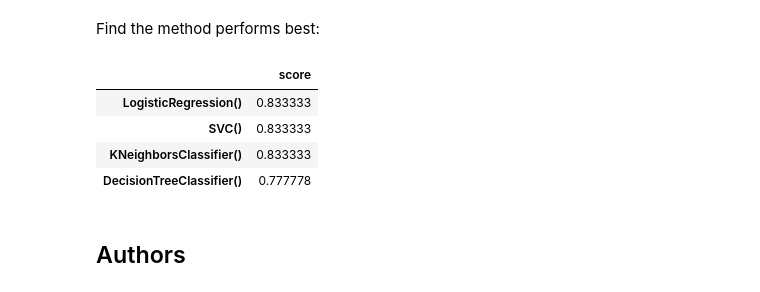
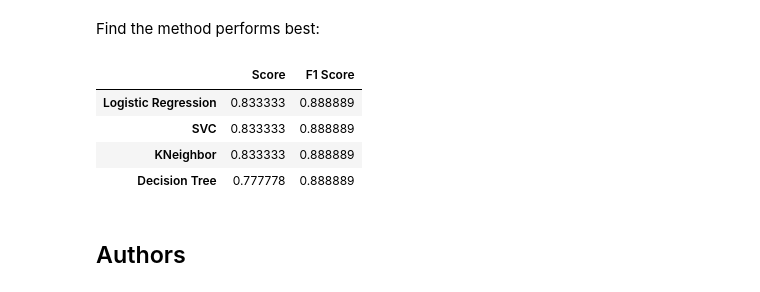
Before and after one commit to akkuzova/ibm-applied-data-science-capstone, a Jupyter notebook: w4_machine_learning_prediction.ipynb, the cells around one changed output. Saved outputs shown, nothing was run; the diff lists cells and outputs as text; code cells hidden in the pictures.

```diff
--- a/w4_machine_learning_prediction.ipynb
+++ b/w4_machine_learning_prediction.ipynb
@@ -268,2 +269,5 @@ plot_confusion_matrix(Y_test,yhat)
+# %%
+tree_f1_score = f1_score(Y_test, y_pred_tree)
+score_dict['Decision Tree'] = {'Score': tree_score, 'F1 Score': tree_f1_score}
 # %% [markdown]
 ## TASK  10
@@ -288,5 +296,6 @@ accuracy : 0.8482142857142858
 # %% [markdown]
 Calculate the accuracy of knn_cv on the test data using the method <code>score</code>:
 # %%
-knn_cv.score(X_test, Y_test)
+knn_score = knn_cv.score(X_test, Y_test)
+print(f'Accuracy on the test data using the KNeighbor = {knn_score}')
 # %% [output]
@@ -294,6 +303,6 @@ knn_cv.score(X_test, Y_test)
 # %% [markdown]
 We can plot the confusion matrix
 # %%
-yhat = knn_cv.predict(X_test)
-plot_confusion_matrix(Y_test,yhat)
+y_pred_knn = knn_cv.predict(X_test)
+plot_confusion_matrix(Y_test,y_pred_knn)
 # %% [output]
@@ -301,16 +310,20 @@ plot_confusion_matrix(Y_test,yhat)
+# %%
+knn_f1_score = f1_score(Y_test, y_pred_knn)
+score_dict['KNeighbor'] = {'Score': knn_score, 'F1 Score': knn_f1_score}
 # %% [markdown]
 ## TASK  12
 # %% [markdown]
 Find the method performs best:
 # %%
-a_df = pd.DataFrame.from_dict({x.estimator: x.score(X_test, Y_test) for x in [logreg_cv, svm_cv, tree_cv, knn_cv]}, orient='index', columns=['score'])
-a_df.sort_values(by='score', ascending=False)
+# a_df = pd.DataFrame.from_dict({x.estimator: x.score(X_test, Y_test) for x in [logreg_cv, svm_cv, tree_cv, knn_cv]}, orient='index', columns=['score'])
+score_df = pd.DataFrame.from_dict(score_dict, orient='index')
+score_df.sort_values(by='Score', ascending=False)
 # %% [output]
-|  | score |
-| LogisticRegression() | 0.833333 |
-| SVC() | 0.833333 |
-| KNeighborsClassifier() | 0.833333 |
-| DecisionTreeClassifier() | 0.777778 |
+|  | Score | F1 Score |
+| Logistic Regression | 0.833333 | 0.888889 |
+| SVC | 0.833333 | 0.888889 |
+| KNeighbor | 0.833333 | 0.888889 |
+| Decision Tree | 0.777778 | 0.888889 |
 # %% [markdown]
 ## Authors
 # %% [markdown]
```
Also changed, not shown: parts of 25 cells of this notebook.
